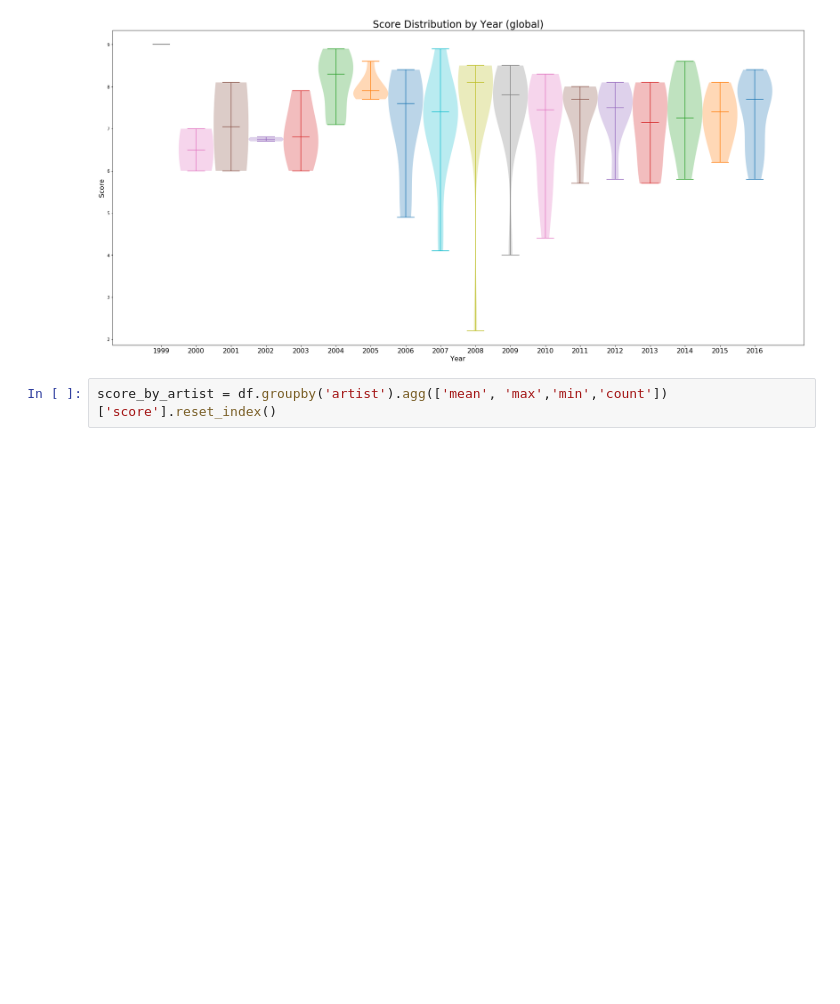
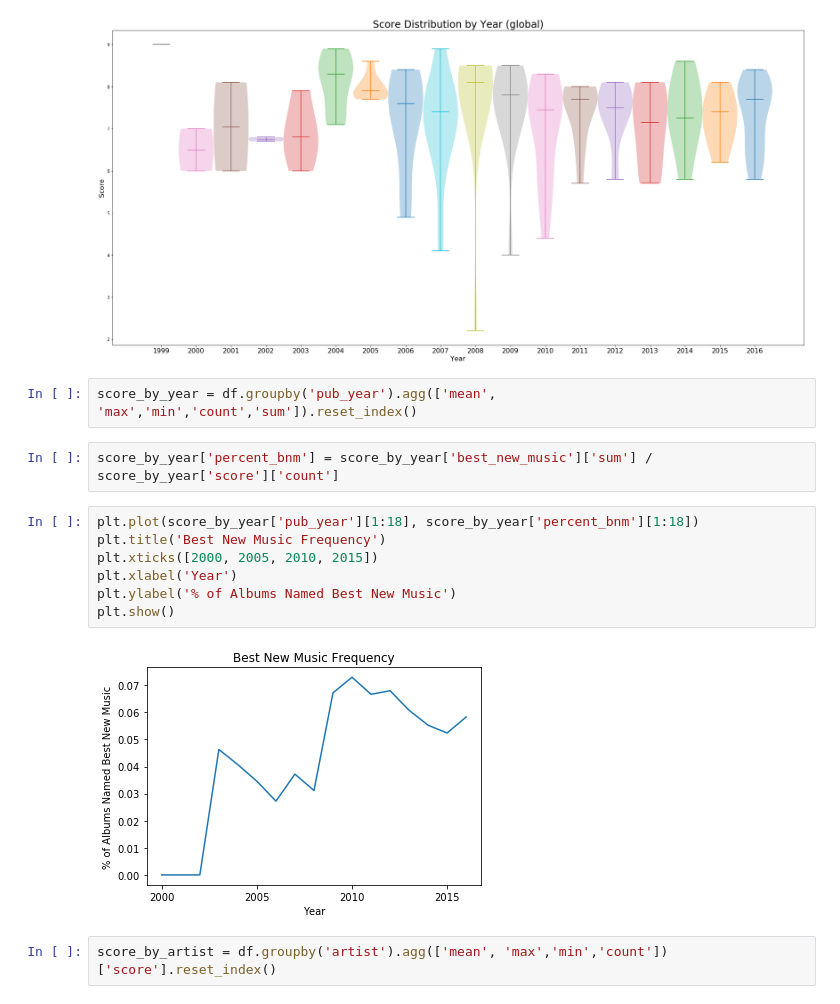
Before and after one commit to andrewjbashford/GalvanizeCapstone, a Jupyter notebook: Initial EDA.ipynb, the cells around one changed output. Drawn from its saved outputs; the diff is of its cells as text; blank space fills up the shorter version.

```diff
--- a/Initial EDA.ipynb
+++ b/Initial EDA.ipynb
@@ -114,6 +133,19 @@ for each in genres:
 [figure]
 [figure]
 [figure]
+# %%
+score_by_year = df.groupby('pub_year').agg(['mean', 'max','min','count','sum']).reset_index()
+# %%
+score_by_year['percent_bnm'] = score_by_year['best_new_music']['sum'] / score_by_year['score']['count']
+# %%
+plt.plot(score_by_year['pub_year'][1:18], score_by_year['percent_bnm'][1:18])
+plt.title('Best New Music Frequency')
+plt.xticks([2000, 2005, 2010, 2015])
+plt.xlabel('Year')
+plt.ylabel('% of Albums Named Best New Music')
+plt.show()
+# %% [output]
+[figure, added]
 # %%
 score_by_artist = df.groupby('artist').agg(['mean', 'max','min','count'])['score'].reset_index()
 # %%
```
Also changed, not shown: parts of 5 cells of this notebook.
